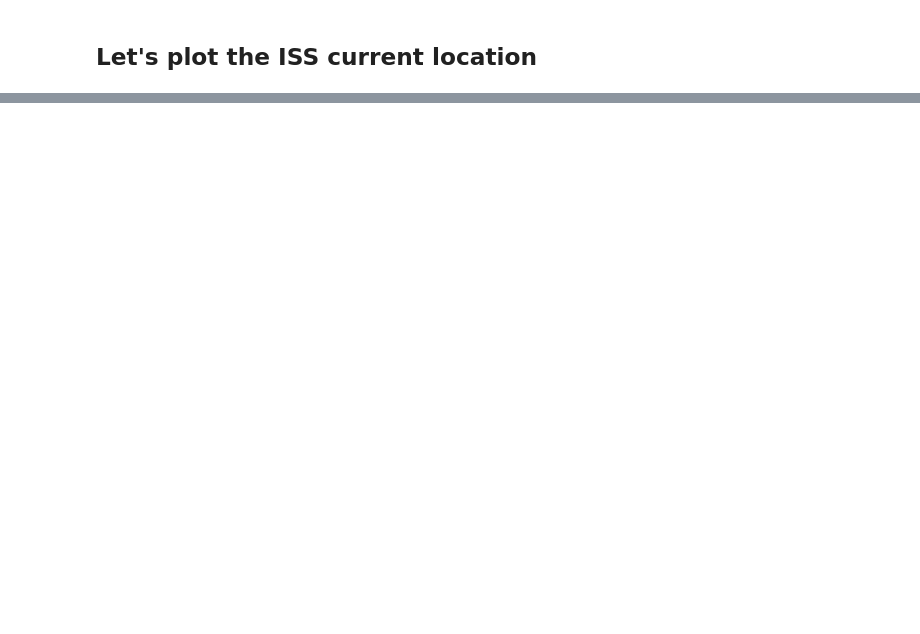
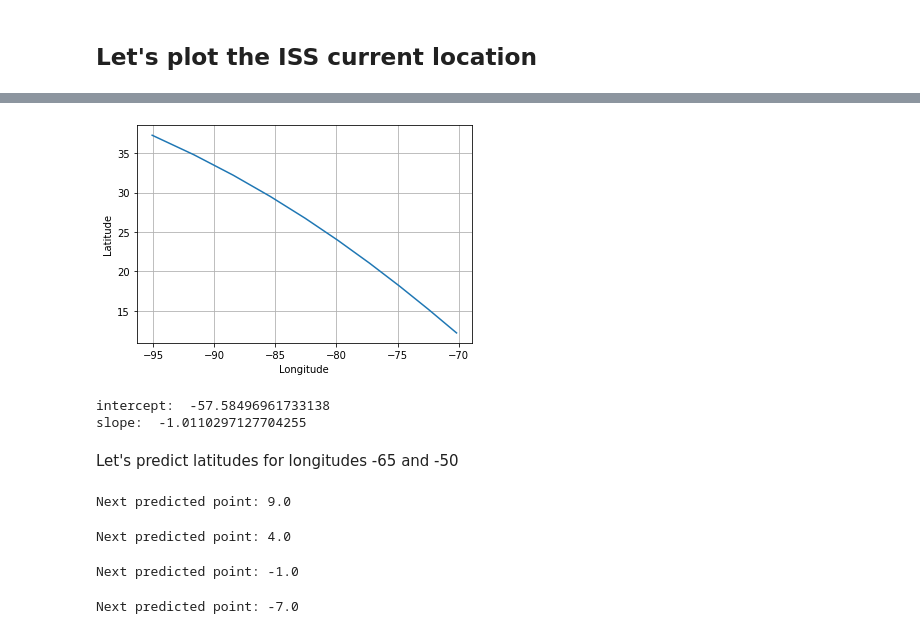
Before and after one commit to adnaneaabbar/tracking-the-international-space-station, a Jupyter notebook: iss.ipynb, the cells around one changed output, grey strips where cells are left out. Drawn from its saved outputs; the diff is of its cells as text; code cells hidden in the pictures; blank space fills up the shorter version.

```diff
--- a/iss.ipynb
+++ b/iss.ipynb
@@ -69,0 +171,4 @@ plt.figure(figsize=(16, 8))
+# %%
+# each dot represents one minute let's predict where it will be in the next 10 minutes?
+tmp_df = iss_flight_record.tail(10)
+tmp_df
@@ -69,0 +187,40 @@ plt.figure(figsize=(16, 8))
+# %%
+plt.plot(tmp_df['longitude'], tmp_df['latitude'])
+plt.xlabel('Longitude')
+plt.ylabel('Latitude')
+plt.grid()
+# %% [output]
+[figure, added]
+# %%
+from scipy import stats
+slope, intercept, r_value, p_value, std_err = stats.linregress(
+    x = tmp_df['longitude'],
+    y = tmp_df['latitude'])
+
+print('intercept: ', intercept)
+print('slope: ', slope)
+# %% [output]
+intercept:  -57.58496961733138
+slope:  -1.0110297127704255
+# %% [markdown]
+Let's predict latitudes for longitudes -65 and -50
+# %%
+predicted_latitude1 = np.ceil(slope * -65 + intercept)
+print('Next predicted point:', predicted_latitude1)
+# %% [output]
+Next predicted point: 9.0
+# %%
+predicted_latitude2 = np.ceil(slope * -60 + intercept)
+print('Next predicted point:', predicted_latitude2)
+# %% [output]
+Next predicted point: 4.0
+# %%
+predicted_latitude3 = np.ceil(slope * -55 + intercept)
+print('Next predicted point:', predicted_latitude3)
+# %% [output]
+Next predicted point: -1.0
+# %%
+predicted_latitude4 = np.ceil(slope * -50 + intercept)
+print('Next predicted point:', predicted_latitude4)
+# %% [output]
+Next predicted point: -7.0
```
Also changed, not shown: parts of 15 cells of this notebook.
